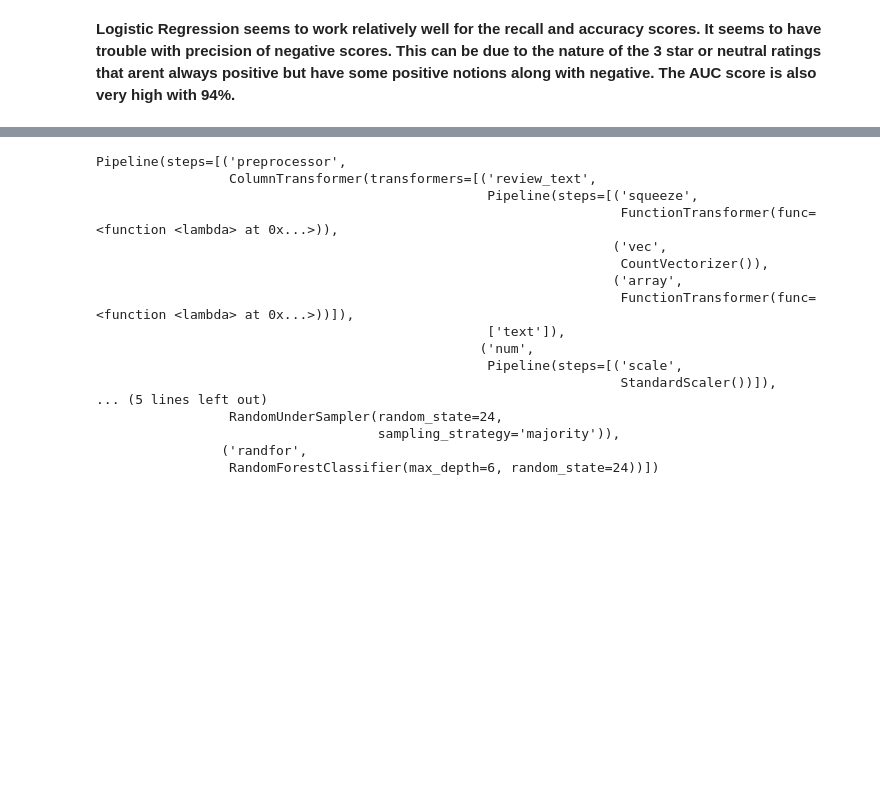
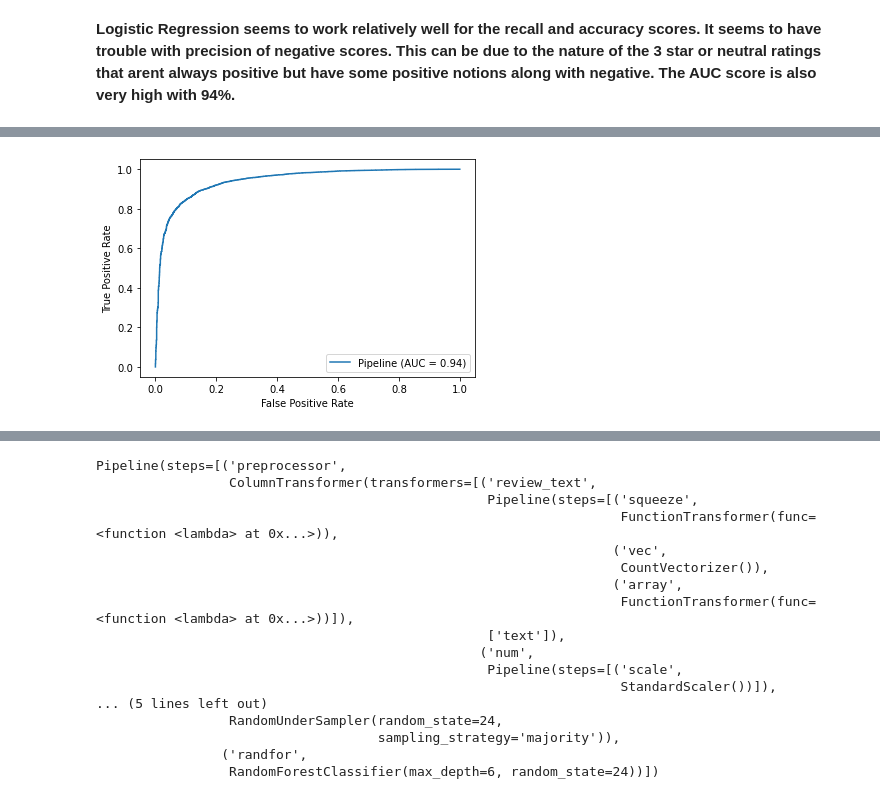
Before and after one commit to ddcots24/Hello-Fresh, a Jupyter notebook: Hello Fresh Review Analysis.ipynb, the cells around one changed output, grey strips where cells are left out. Saved outputs shown, nothing was run; the diff lists cells and outputs as text; code cells hidden in the pictures; blank space fills up the shorter version.

```diff
--- a/Hello Fresh Review Analysis.ipynb
+++ b/Hello Fresh Review Analysis.ipynb
@@ -448,7 +468,7 @@ plot_confusion_matrix(fsmodel, X_test,
 # %%
 # Hyper Parameter tuning
 log_param_grid = {
-    'log__C': [1.0, 10],
+    'log__C': [.1, .5, 1.0],
     'log__penalty': ['l2'],
     'log__solver': ['liblinear', 'lbfgs'],
     'log__max_iter': [10000]
@@ -483,0 +497,3 @@ loggridsearch.best_params_
+# %%
+Log_grid_best = loggridsearch.best_estimator_
+Log_grid_best.score(X_train,y_train)
@@ -483,0 +514,5 @@ loggridsearch.best_params_
+# %%
+# Plotting the ROC curve
+plot_roc_curve(Log_grid_best, X_test, y_test);
+# %% [output]
+[figure, added]
```
Also changed, not shown: parts of 18 cells of this notebook.
